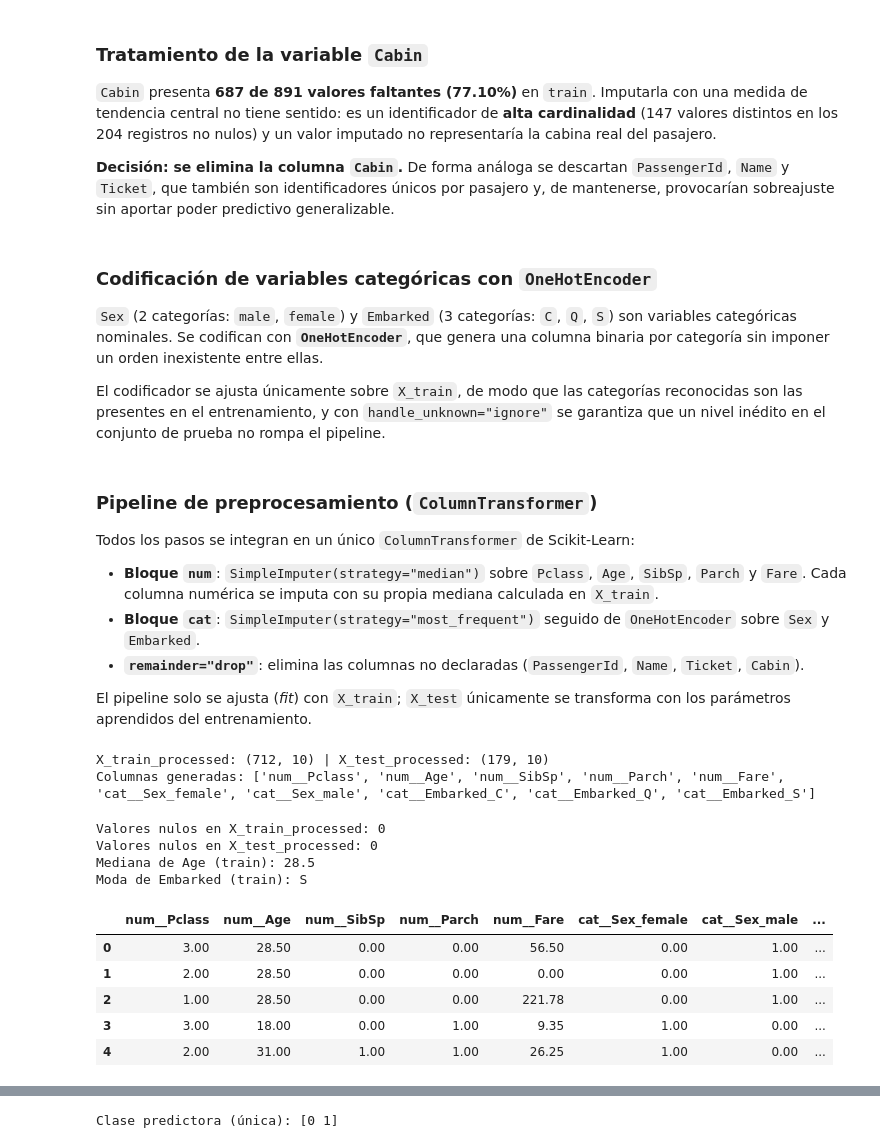
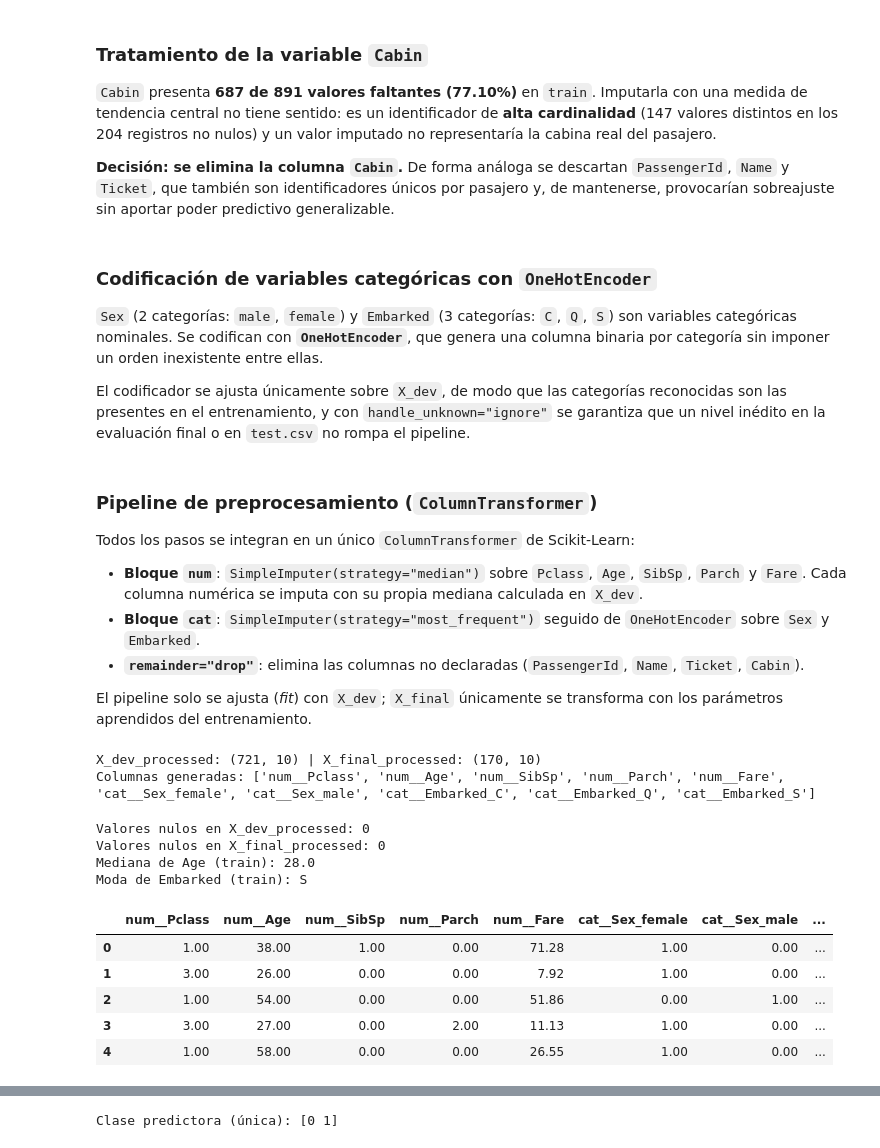
Before and after one commit to iral/modelo-titanic-g3, a Jupyter notebook: fase-1/notebook.ipynb, the cells around one changed output, grey strips where cells are left out. Drawn from its saved outputs; the diff is of its cells as text; code cells hidden in the pictures.

```diff
--- a/fase-1/notebook.ipynb
+++ b/fase-1/notebook.ipynb
@@ -407,20 +519,20 @@ sobreajuste sin aportar poder predictivo generalizable.
 categóricas nominales. Se codifican con **`OneHotEncoder`**, que genera una columna binaria por
 categoría sin imponer un orden inexistente entre ellas.
 
-El codificador se ajusta únicamente sobre `X_train`, de modo que las categorías reconocidas son las
+El codificador se ajusta únicamente sobre `X_dev`, de modo que las categorías reconocidas son las
 presentes en el entrenamiento, y con `handle_unknown="ignore"` se garantiza que un nivel inédito
-en el conjunto de prueba no rompa el pipeline.
+en la evaluación final o en `test.csv` no rompa el pipeline.
 # %% [markdown]
 ### Pipeline de preprocesamiento (`ColumnTransformer`)
 
 Todos los pasos se integran en un único `ColumnTransformer` de Scikit-Learn:
 
 - **Bloque `num`**: `SimpleImputer(strategy="median")` sobre `Pclass`, `Age`, `SibSp`, `Parch` y `Fare`.
-  Cada columna numérica se imputa con su propia mediana calculada en `X_train`.
+  Cada columna numérica se imputa con su propia mediana calculada en `X_dev`.
 - **Bloque `cat`**: `SimpleImputer(strategy="most_frequent")` seguido de `OneHotEncoder` sobre `Sex` y `Embarked`.
 - **`remainder="drop"`**: elimina las columnas no declaradas (`PassengerId`, `Name`, `Ticket`, `Cabin`).
 
-El pipeline solo se ajusta (*fit*) con `X_train`; `X_test` únicamente se transforma con los
+El pipeline solo se ajusta (*fit*) con `X_dev`; `X_final` únicamente se transforma con los
 parámetros aprendidos del entrenamiento.
 # %%
 from sklearn.compose import ColumnTransformer
@@ -452,41 +564,41 @@ preprocessor = ColumnTransformer(
     remainder="drop",
 )
 
-preprocessor.fit(X_train)
+preprocessor.fit(X_dev)
 
 feature_names = preprocessor.get_feature_names_out()
 
-X_train_processed = pd.DataFrame(preprocessor.transform(X_train), columns=feature_names)
-X_test_processed = pd.DataFrame(preprocessor.transform(X_test), columns=feature_names)
+X_dev_processed = pd.DataFrame(preprocessor.transform(X_dev), columns=feature_names)
+X_final_processed = pd.DataFrame(preprocessor.transform(X_final), columns=feature_names)
 
-print(f"X_train_processed: {X_train_processed.shape} | X_test_processed: {X_test_processed.shape}")
-print(f"Columnas generadas: {list(X_train_processed.columns)}")
+print(f"X_dev_processed: {X_dev_processed.shape} | X_final_processed: {X_final_processed.shape}")
+print(f"Columnas generadas: {list(X_dev_processed.columns)}")
 # %% [output]
-X_train_processed: (712, 10) | X_test_processed: (179, 10)
+X_dev_processed: (721, 10) | X_final_processed: (170, 10)
 Columnas generadas: ['num__Pclass', 'num__Age', 'num__SibSp', 'num__Parch', 'num__Fare', 'cat__Sex_female', 'cat__Sex_male', 'cat__Embarked_C', 'cat__Embarked_Q', 'cat__Embarked_S']
 # %%
-nulos_train = int(X_train_processed.isna().sum().sum())
-nulos_test = int(X_test_processed.isna().sum().sum())
+nulos_train = int(X_dev_processed.isna().sum().sum())
+nulos_test = int(X_final_processed.isna().sum().sum())
 
-print(f"Valores nulos en X_train_processed: {nulos_train}")
-print(f"Valores nulos en X_test_processed: {nulos_test}")
-assert nulos_train == 0, "X_train tiene valores nulos"
-assert nulos_test == 0, "X_test tiene valores nulos"
+print(f"Valores nulos en X_dev_processed: {nulos_train}")
+print(f"Valores nulos en X_final_processed: {nulos_test}")
+assert nulos_train == 0, "X_dev tiene valores nulos"
+assert nulos_test == 0, "X_final tiene valores nulos"
 
-print("Mediana de Age (train):", X_train["Age"].median())
-print("Moda de Embarked (train):", X_train["Embarked"].mode().iloc[0])
-X_train_processed.head()
+print("Mediana de Age (train):", X_dev["Age"].median())
+print("Moda de Embarked (train):", X_dev["Embarked"].mode().iloc[0])
+X_dev_processed.head()
 # %% [output]
-Valores nulos en X_train_processed: 0
-Valores nulos en X_test_processed: 0
-Mediana de Age (train): 28.5
+Valores nulos en X_dev_processed: 0
+Valores nulos en X_final_processed: 0
+Mediana de Age (train): 28.0
 Moda de Embarked (train): S
 |  | num__Pclass | num__Age | num__SibSp | num__Parch | num__Fare | cat__Sex_female | cat__Sex_male | ... |
-| 0 | 3.00 | 28.50 | 0.00 | 0.00 | 56.50 | 0.00 | 1.00 | ... |
-| 1 | 2.00 | 28.50 | 0.00 | 0.00 | 0.00 | 0.00 | 1.00 | ... |
-| 2 | 1.00 | 28.50 | 0.00 | 0.00 | 221.78 | 0.00 | 1.00 | ... |
-| 3 | 3.00 | 18.00 | 0.00 | 1.00 | 9.35 | 1.00 | 0.00 | ... |
-| 4 | 2.00 | 31.00 | 1.00 | 1.00 | 26.25 | 1.00 | 0.00 | ... |
+| 0 | 1.00 | 38.00 | 1.00 | 0.00 | 71.28 | 1.00 | 0.00 | ... |
+| 1 | 3.00 | 26.00 | 0.00 | 0.00 | 7.92 | 1.00 | 0.00 | ... |
+| 2 | 1.00 | 54.00 | 0.00 | 0.00 | 51.86 | 0.00 | 1.00 | ... |
+| 3 | 3.00 | 27.00 | 0.00 | 2.00 | 11.13 | 1.00 | 0.00 | ... |
+| 4 | 1.00 | 58.00 | 0.00 | 0.00 | 26.55 | 1.00 | 0.00 | ... |
 # %% [markdown]
 ### Resumen del preprocesamiento
 
```
Also changed, not shown: parts of 77 cells of this notebook, 6 other files.
